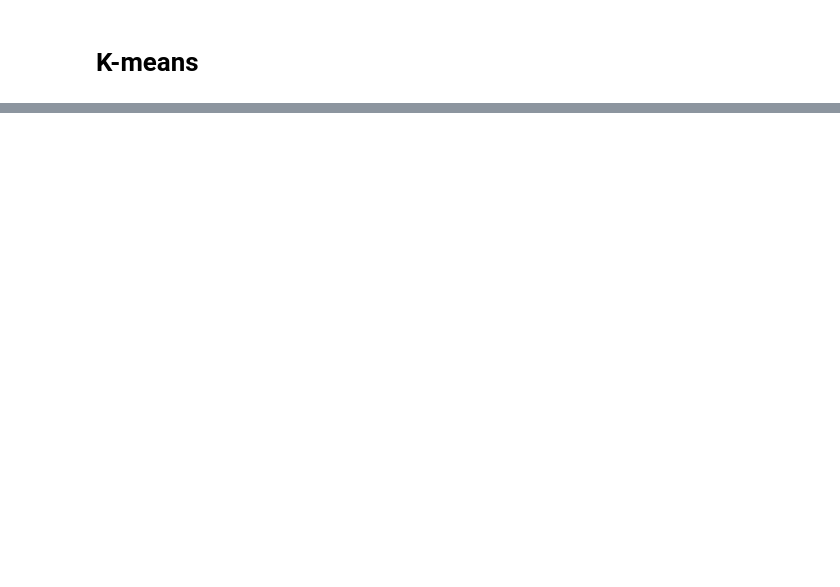
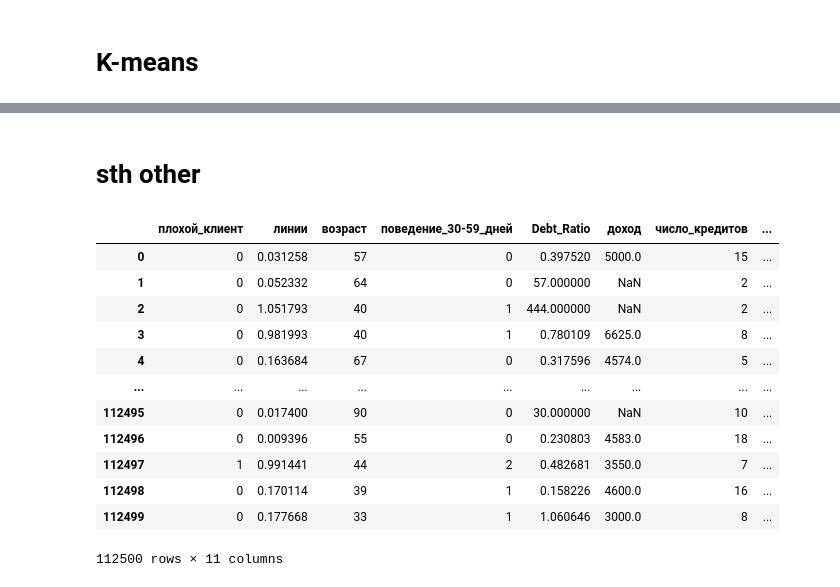
Before and after one commit to abrikos110/iml-2020-homeworks, a Jupyter notebook: kaggle-hw/clustering.ipynb, the cells around one changed output, grey strips where cells are left out. Drawn from its saved outputs; the diff is of its cells as text; code cells hidden in the pictures; blank space fills up the shorter version.

```diff
--- a/kaggle-hw/clustering.ipynb
+++ b/kaggle-hw/clustering.ipynb
@@ -367,0 +131,2 @@ def train_classifier(x_train, y_train, nclusters, nclasses):
+# %%
+data = pd.read_csv('train.csv')
@@ -387,0 +174,18 @@ Wall time: 19.8 s
+# %% [markdown]
+# sth other
+# %%
+data
+# %% [output]
+|  | плохой_клиент | линии | возраст | поведение_30-59_дней | Debt_Ratio | доход | число_кредитов | ... |
+| 0 | 0 | 0.031258 | 57 | 0 | 0.397520 | 5000.0 | 15 | ... |
+| 1 | 0 | 0.052332 | 64 | 0 | 57.000000 | NaN | 2 | ... |
+| 2 | 0 | 1.051793 | 40 | 1 | 444.000000 | NaN | 2 | ... |
+| 3 | 0 | 0.981993 | 40 | 1 | 0.780109 | 6625.0 | 8 | ... |
+| 4 | 0 | 0.163684 | 67 | 0 | 0.317596 | 4574.0 | 5 | ... |
+| ... | ... | ... | ... | ... | ... | ... | ... | ... |
+| 112495 | 0 | 0.017400 | 90 | 0 | 30.000000 | NaN | 10 | ... |
+| 112496 | 0 | 0.009396 | 55 | 0 | 0.230803 | 4583.0 | 18 | ... |
+| 112497 | 1 | 0.991441 | 44 | 2 | 0.482681 | 3550.0 | 7 | ... |
+| 112498 | 0 | 0.170114 | 39 | 1 | 0.158226 | 4600.0 | 16 | ... |
+| 112499 | 0 | 0.177668 | 33 | 1 | 1.060646 | 3000.0 | 8 | ... |
+112500 rows × 11 columns
```
Also changed, not shown: parts of 46 cells of this notebook, 3 other files.
